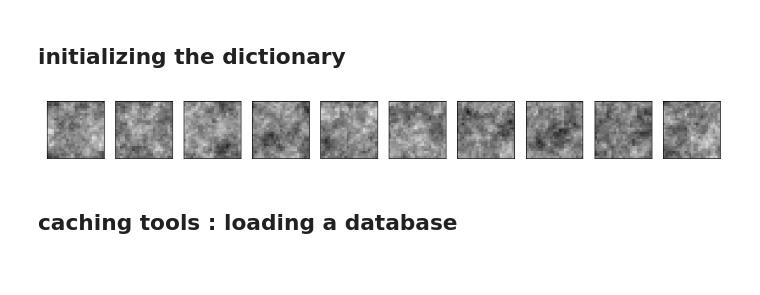
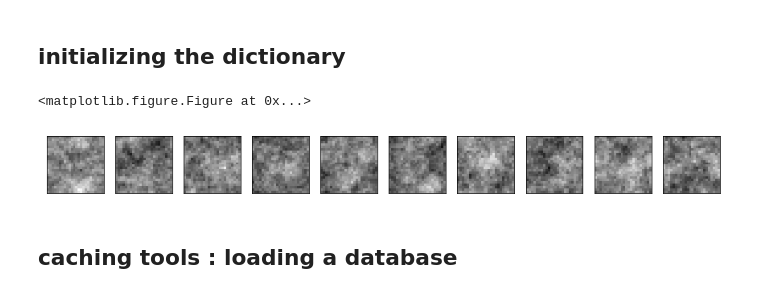
Before and after one commit to bicv/SparseHebbianLearning, a Jupyter notebook: probe/using the tools.ipynb, the cells around one changed output. Saved outputs shown, nothing was run; the diff lists cells and outputs as text; code cells hidden in the pictures.

```diff
--- a/probe/using the tools.ipynb
+++ b/probe/using the tools.ipynb
@@ -63,23 +64,13 @@ Data is of shape : (20480, 576) - done in 0.13s.
 # %% [markdown]
 
 ## initializing the dictionary
-# %%
-max_patches = 10
-
-from shl_scripts.shl_learn import ovf_dictionary
-
-data = ovf_dictionary(shl.n_dictionary, n_pixels=np.prod(shl.patch_size))
-
-fig, axs = plt.subplots(1, max_patches, figsize=(15, 2))
-cmax = np.max(np.abs(data))
-for j in range(max_patches):
-    axs[j].imshow(data[j, :].reshape(shl.patch_size),
-                     cmap=plt.cm.gray_r, vmin=-cmax, vmax=+cmax,
-                     interpolation='nearest')
-    axs[j].set_xticks(())
-    axs[j].set_yticks(())
-# %% [output]
-[figure, removed]
+# %%
+from shl_scripts.shl_learn import ovf_dictionary
+data = ovf_dictionary(max_patches, n_pixels=np.prod(shl.patch_size))
+fig, axs = show_data(data);
+# %% [output]
+<matplotlib.figure.Figure at 0x...>
+[figure, added]
 # %% [markdown]
 
 ## caching tools : loading a database
```
Also changed, not shown: parts of 1 cell of this notebook, 2 other files.
